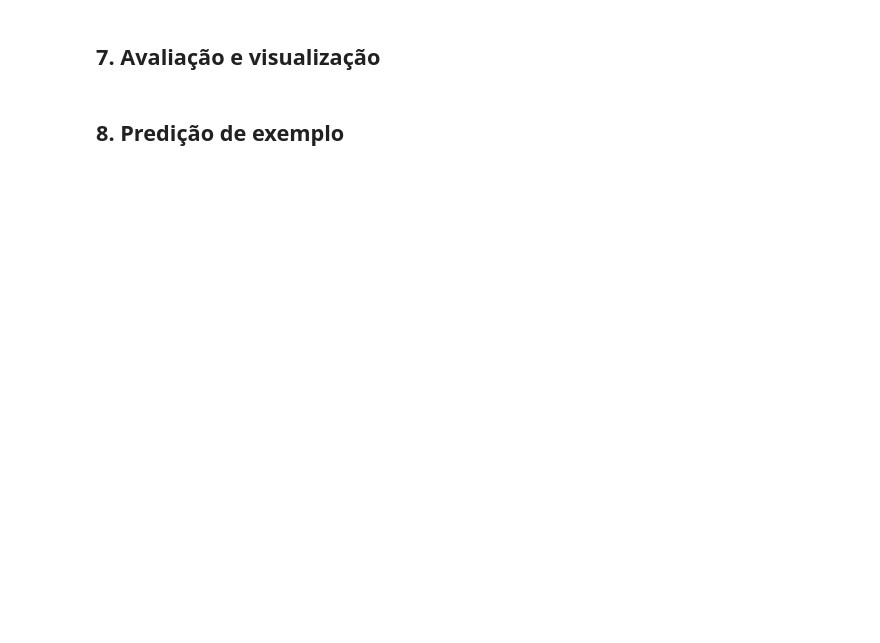
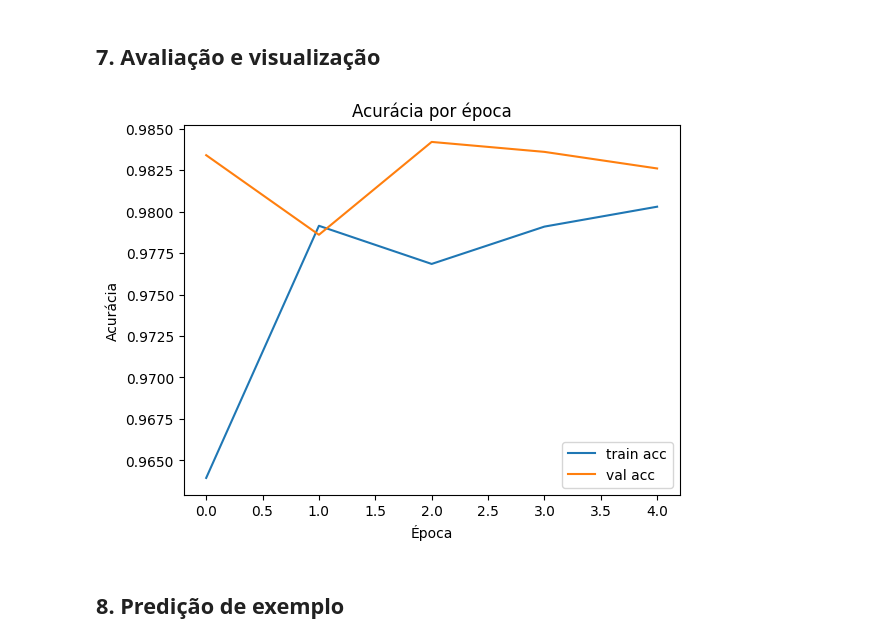
Before and after one commit to JuanBailke/Transfer-Learning-DIO, a Jupyter notebook: Transfer_Learning_DIO.ipynb, the cells around one changed output. Cells and saved outputs as stored; diff of their text form; code cells hidden in the pictures; blank space fills up the shorter version.

```diff
--- a/Transfer_Learning_DIO.ipynb
+++ b/Transfer_Learning_DIO.ipynb
@@ -148,11 +157,13 @@ Epoch 1/5
 # %%
 plt.plot(history.history['accuracy'], label='train acc')
 plt.plot(history.history['val_accuracy'], label='val acc')
 plt.legend()
 plt.title('Acurácia por época')
-plt.xlabel('Epoch')
-plt.ylabel('Accuracy')
+plt.xlabel('Época')
+plt.ylabel('Acurácia')
 plt.show()
+# %% [output]
+[figure, added]
 # %% [markdown]
 ## 8. Predição de exemplo
 # %%
```
Also changed, not shown: parts of 6 cells of this notebook.
